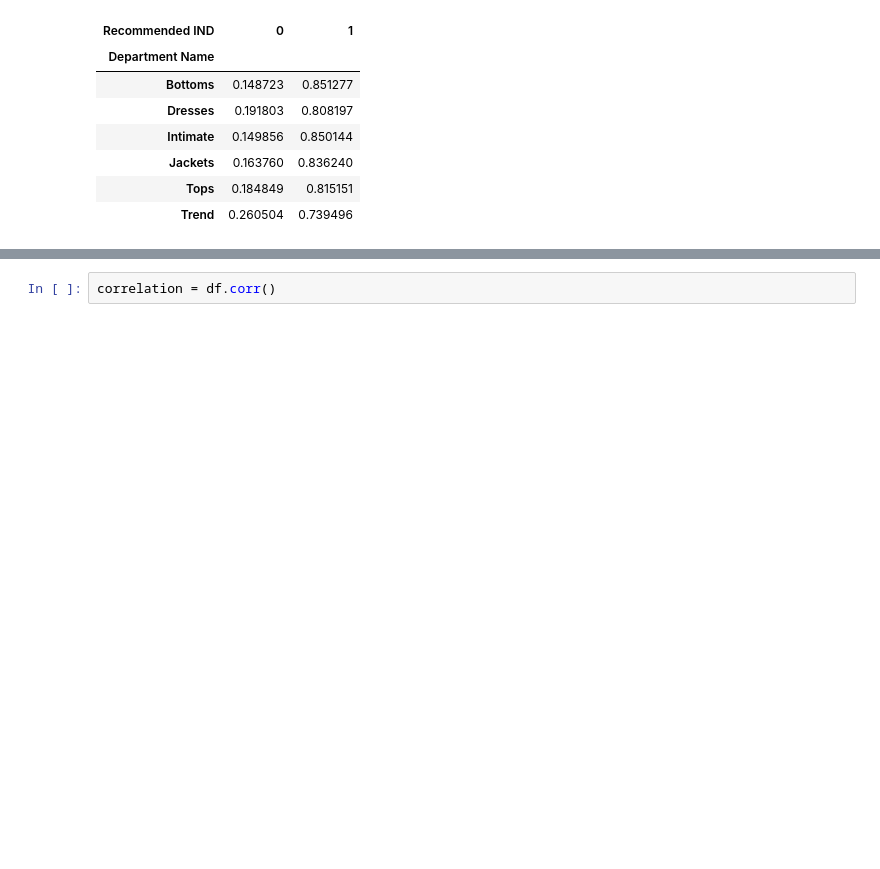
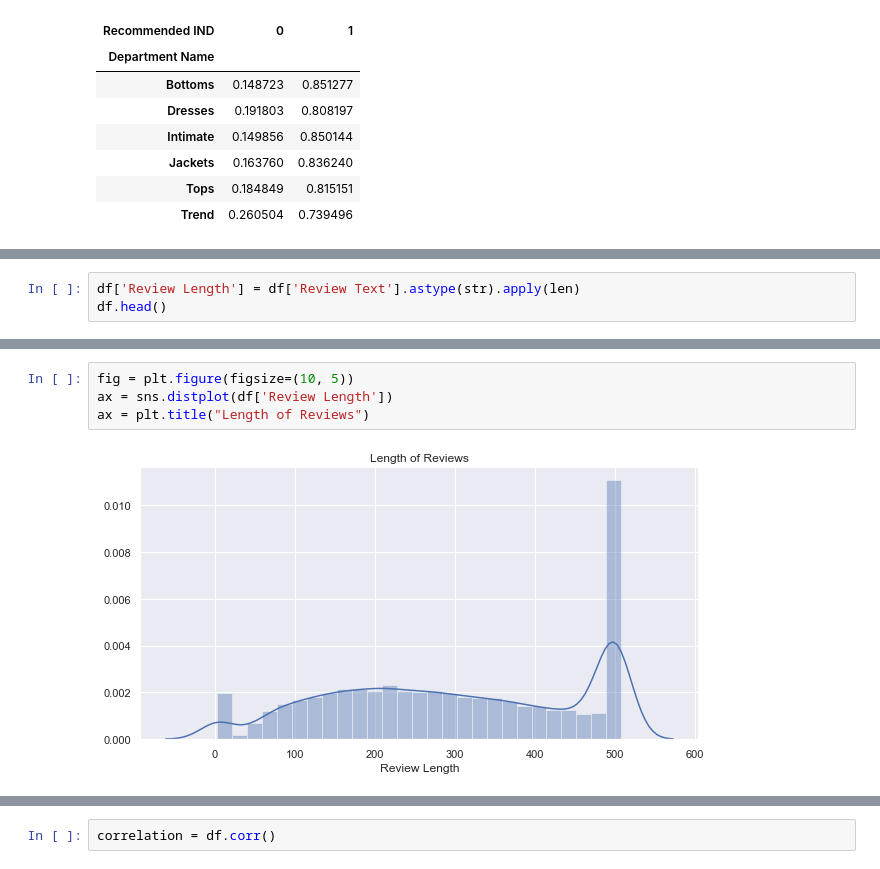
Before and after one commit to ArsalRahimMLE/Women-s-E-Commerce-Clothing-Reviews, a Jupyter notebook: Sentiment Analysis.ipynb, the cells around one changed output, grey strips where cells are left out. Saved outputs shown, nothing was run; the diff lists cells and outputs as text; blank space fills up the shorter version.

```diff
--- a/Sentiment Analysis.ipynb
+++ b/Sentiment Analysis.ipynb
@@ -530,0 +595,3 @@ df['Clothing ID'].value_counts()[:30].plot(kind='bar');
+# %%
+df['Review Length'] = df['Review Text'].astype(str).apply(len)
+df.head()
@@ -530,0 +605,6 @@ df['Clothing ID'].value_counts()[:30].plot(kind='bar');
+# %%
+fig = plt.figure(figsize=(10, 5))
+ax = sns.distplot(df['Review Length'])
+ax = plt.title("Length of Reviews")
+# %% [output]
+[figure, added]
```
Also changed, not shown: parts of 23 cells of this notebook.
